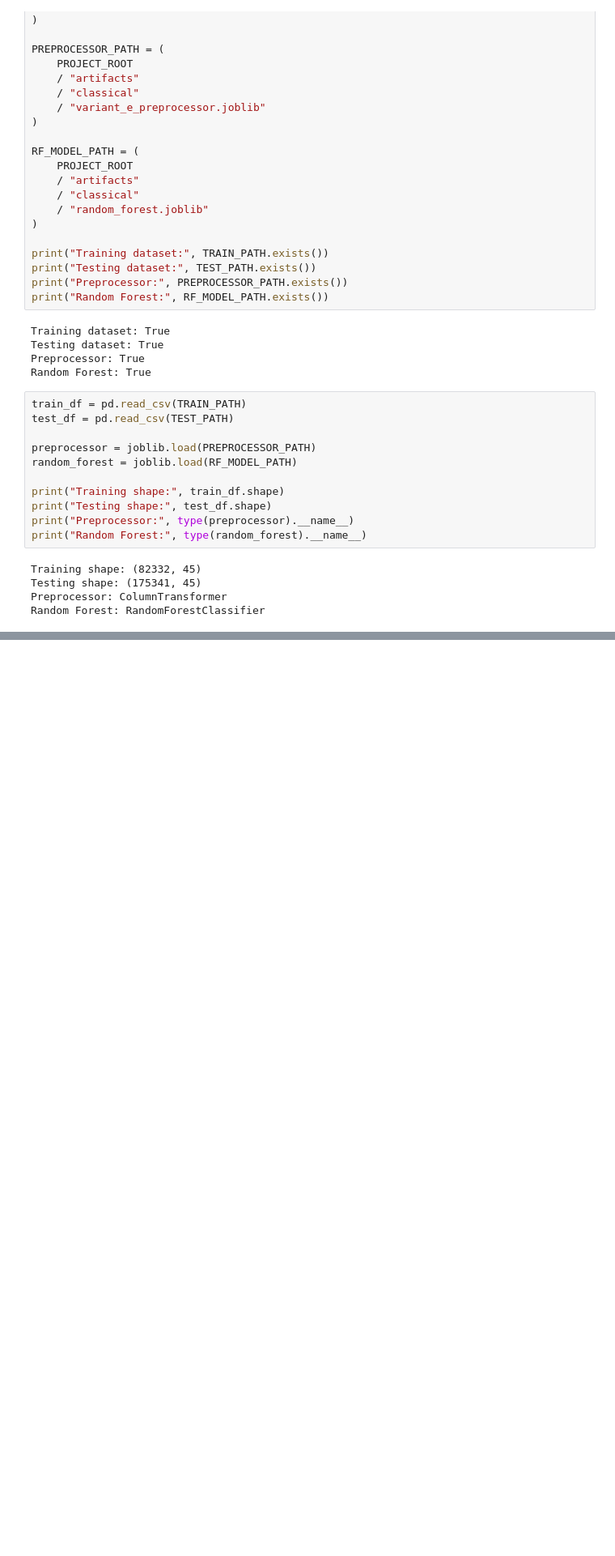
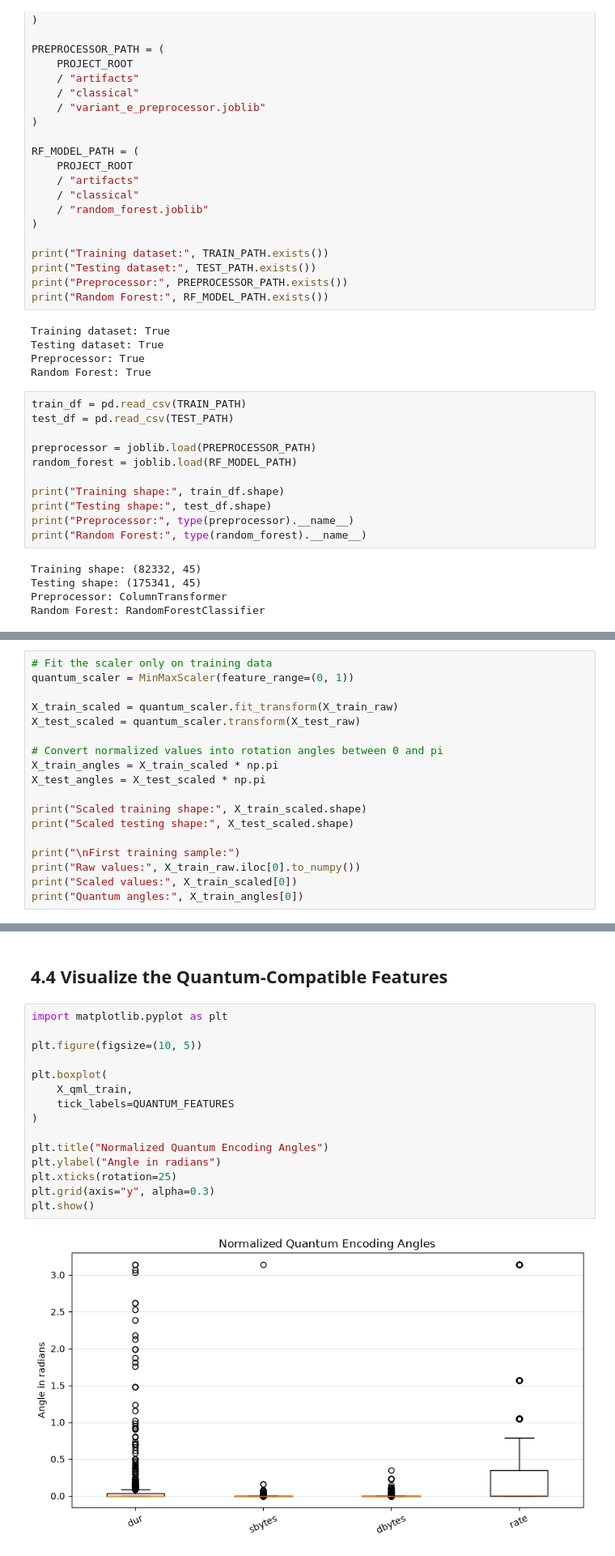
Before and after one commit to AskariAbidi18/Aeges-Q, a Jupyter notebook: notebooks/04_quantum_models/qml_training_evaluation.ipynb, the cells around one changed output, grey strips where cells are left out. Shown at 81% size. Cells and saved outputs as stored; diff of their text form; blank space fills up the shorter version.

```diff
--- a/notebooks/04_quantum_models/qml_training_evaluation.ipynb
+++ b/notebooks/04_quantum_models/qml_training_evaluation.ipynb
@@ -232,0 +311,18 @@ Random Forest: RandomForestClassifier
+# %%
+# Fit the scaler only on training data
+quantum_scaler = MinMaxScaler(feature_range=(0, 1))
+
+X_train_scaled = quantum_scaler.fit_transform(X_train_raw)
+X_test_scaled = quantum_scaler.transform(X_test_raw)
+
+# Convert normalized values into rotation angles between 0 and pi
+X_train_angles = X_train_scaled * np.pi
+X_test_angles = X_test_scaled * np.pi
+
+print("Scaled training shape:", X_train_scaled.shape)
+print("Scaled testing shape:", X_test_scaled.shape)
+
+print("\nFirst training sample:")
+print("Raw values:", X_train_raw.iloc[0].to_numpy())
+print("Scaled values:", X_train_scaled[0])
+print("Quantum angles:", X_train_angles[0])
@@ -232,0 +385,19 @@ Random Forest: RandomForestClassifier
+# %% [markdown]
+## 4.4 Visualize the Quantum-Compatible Features
+# %%
+import matplotlib.pyplot as plt
+
+plt.figure(figsize=(10, 5))
+
+plt.boxplot(
+    X_qml_train,
+    tick_labels=QUANTUM_FEATURES
+)
+
+plt.title("Normalized Quantum Encoding Angles")
+plt.ylabel("Angle in radians")
+plt.xticks(rotation=25)
+plt.grid(axis="y", alpha=0.3)
+plt.show()
+# %% [output]
+[figure, added]
```
Also changed, not shown: parts of 40 cells of this notebook.
